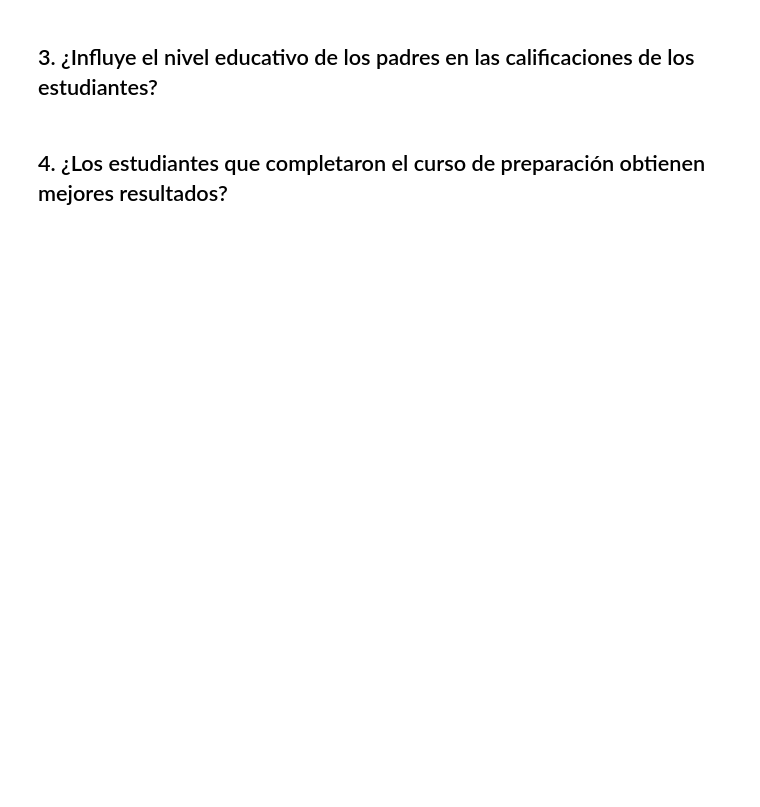
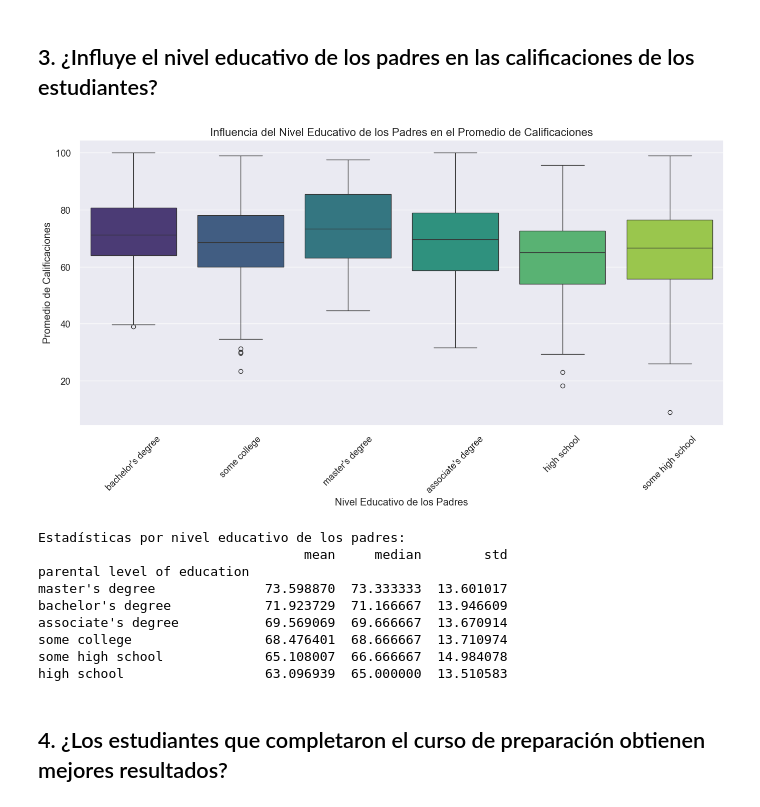
Before and after one commit to driosoft-pro/dataEducacion, a Jupyter notebook: student_performance.ipynb, the cells around one changed output. Cells and saved outputs as stored; diff of their text form; code cells hidden in the pictures; blank space fills up the shorter version.

```diff
--- a/student_performance.ipynb
+++ b/student_performance.ipynb
@@ -54,4 +152,36 @@ print(df.columns.tolist())
 # %% [markdown]
 ## 3. ¿Influye el nivel educativo de los padres en las calificaciones de los estudiantes?
+# %%
+# Asegurarse de que la columna 'average_score' existe
+if 'average_score' not in df.columns:
+    df['average_score'] = (df['math score'] + df['reading score'] + df['writing score']) / 3
+
+plt.figure(figsize=(14, 8))
+sns.boxplot(x='parental level of education', y='average_score', hue='parental level of education',
+            data=df, palette='viridis', legend=False)
+plt.title('Influencia del Nivel Educativo de los Padres en el Promedio de Calificaciones', fontsize=16)
+plt.xlabel('Nivel Educativo de los Padres')
+plt.ylabel('Promedio de Calificaciones')
+plt.xticks(rotation=45)
+plt.grid(True, axis='y')
+plt.tight_layout()
+plt.savefig('nivel_educativo_padres.png')
+plt.show()
+
+# Estadísticas por nivel educativo de los padres
+education_scores = df.groupby('parental level of education')['average_score'].agg(['mean', 'median', 'std']).sort_values('mean', ascending=False)
+print("\nEstadísticas por nivel educativo de los padres:")
+print(education_scores)
+# %% [output]
+[figure, added]
+Estadísticas por nivel educativo de los padres:
+                                  mean     median        std
+parental level of education
+master's degree              73.598870  73.333333  13.601017
+bachelor's degree            71.923729  71.166667  13.946609
+associate's degree           69.569069  69.666667  13.670914
+some college                 68.476401  68.666667  13.710974
+some high school             65.108007  66.666667  14.984078
+high school                  63.096939  65.000000  13.510583
 # %% [markdown]
 ## 4. ¿Los estudiantes que completaron el curso de preparación obtienen mejores resultados?
```
Also changed, not shown: parts of 16 cells of this notebook, 12 other files.
